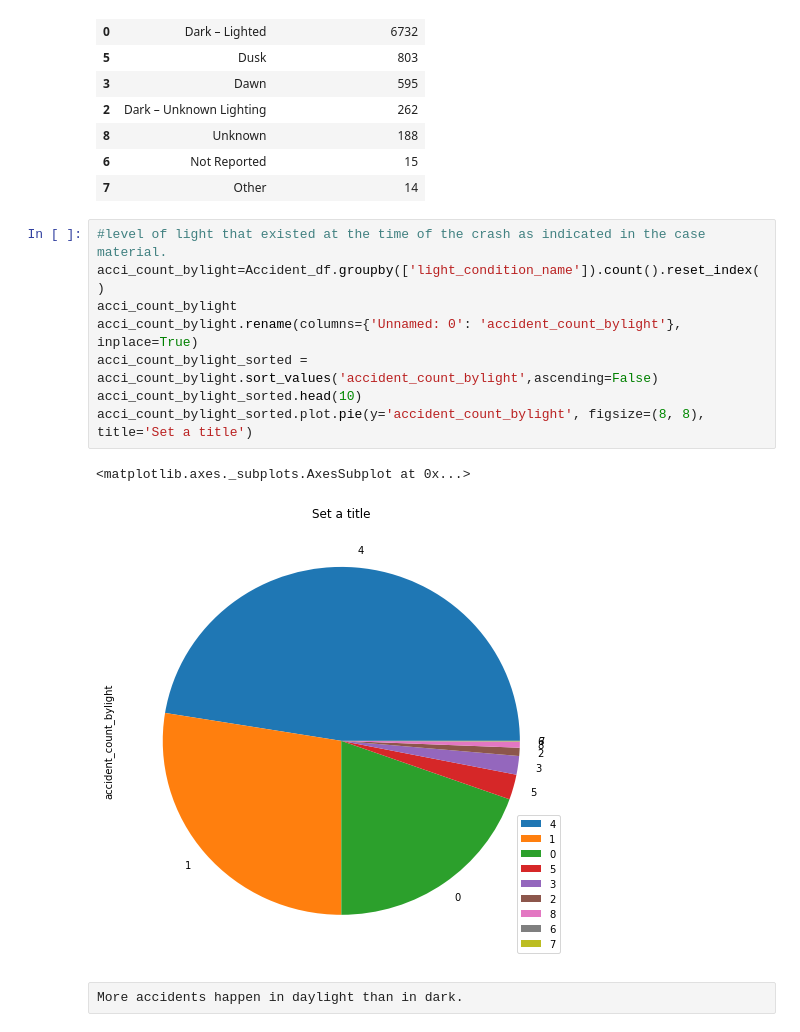
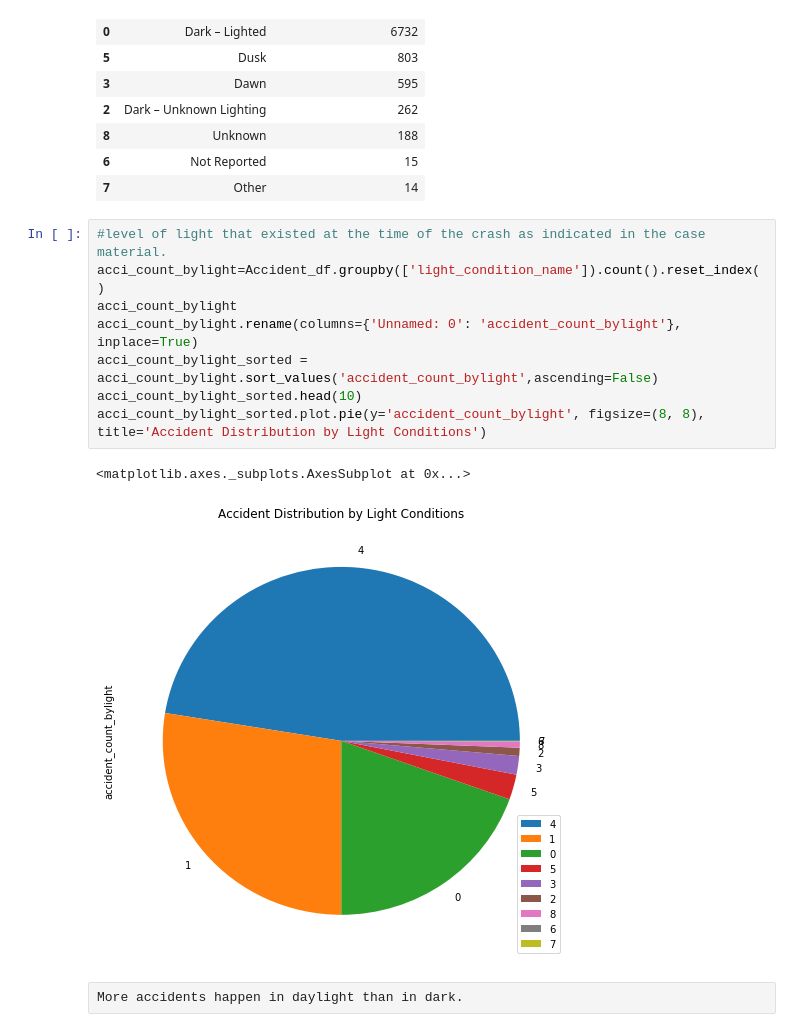
Before and after one commit to ecantu75/DataMining_Lab1, a Jupyter notebook: MSDS_7331_DataMining_Lab1.ipynb, the cells around one changed output. Saved outputs shown, nothing was run; the diff lists cells and outputs as text.

```diff
--- a/MSDS_7331_DataMining_Lab1.ipynb
+++ b/MSDS_7331_DataMining_Lab1.ipynb
@@ -322,14 +322,14 @@ acci_count_bylight_sorted.head(10)
 # %%
 #level of light that existed at the time of the crash as indicated in the case material.
 acci_count_bylight=Accident_df.groupby(['light_condition_name']).count().reset_index()
 acci_count_bylight
 acci_count_bylight.rename(columns={'Unnamed: 0': 'accident_count_bylight'}, inplace=True)
 acci_count_bylight_sorted = acci_count_bylight.sort_values('accident_count_bylight',ascending=False)
 acci_count_bylight_sorted.head(10)
-acci_count_bylight_sorted.plot.pie(y='accident_count_bylight', figsize=(8, 8), title='Set a title')
+acci_count_bylight_sorted.plot.pie(y='accident_count_bylight', figsize=(8, 8), title='Accident Distribution by Light Conditions')
 # %% [output]
 <matplotlib.axes._subplots.AxesSubplot at 0x...>
-[figure, old version]
+[figure, new version]
 # %% [raw]
 More accidents happen in daylight than in dark.
 # %%
```
Also changed, not shown: parts of 4 cells of this notebook.
